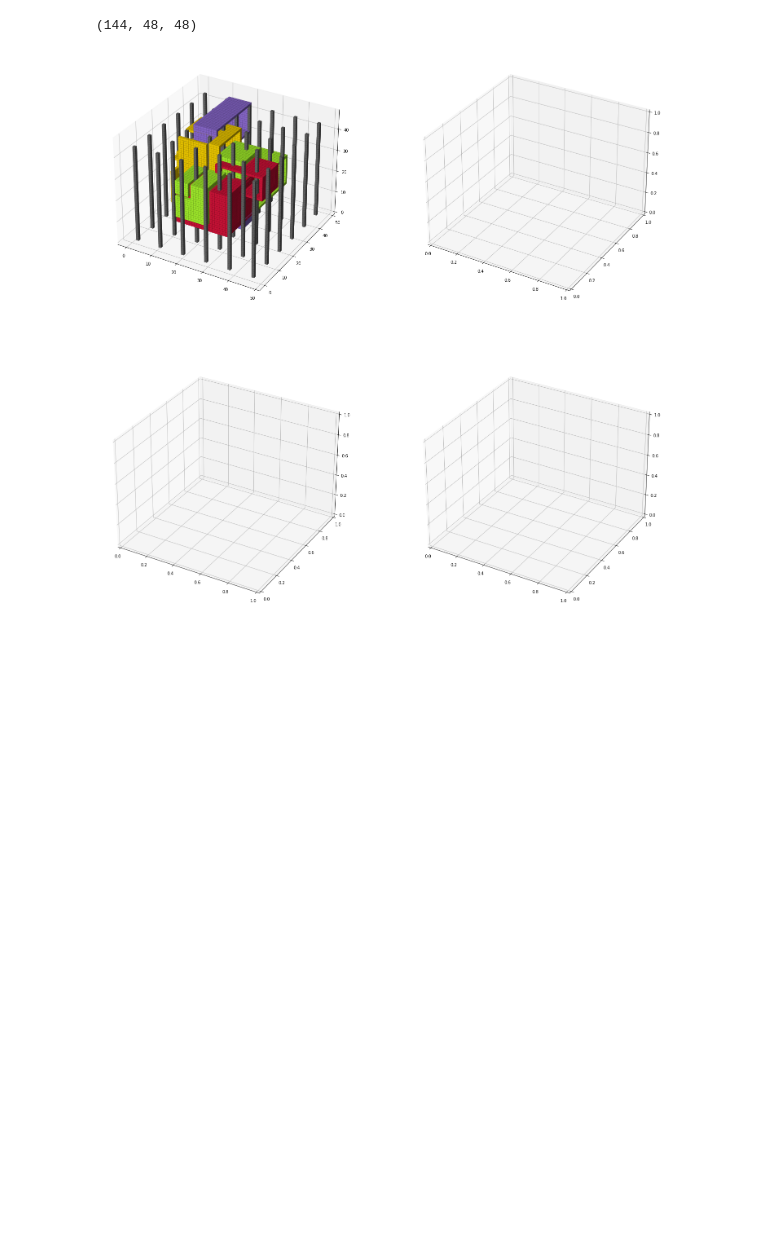
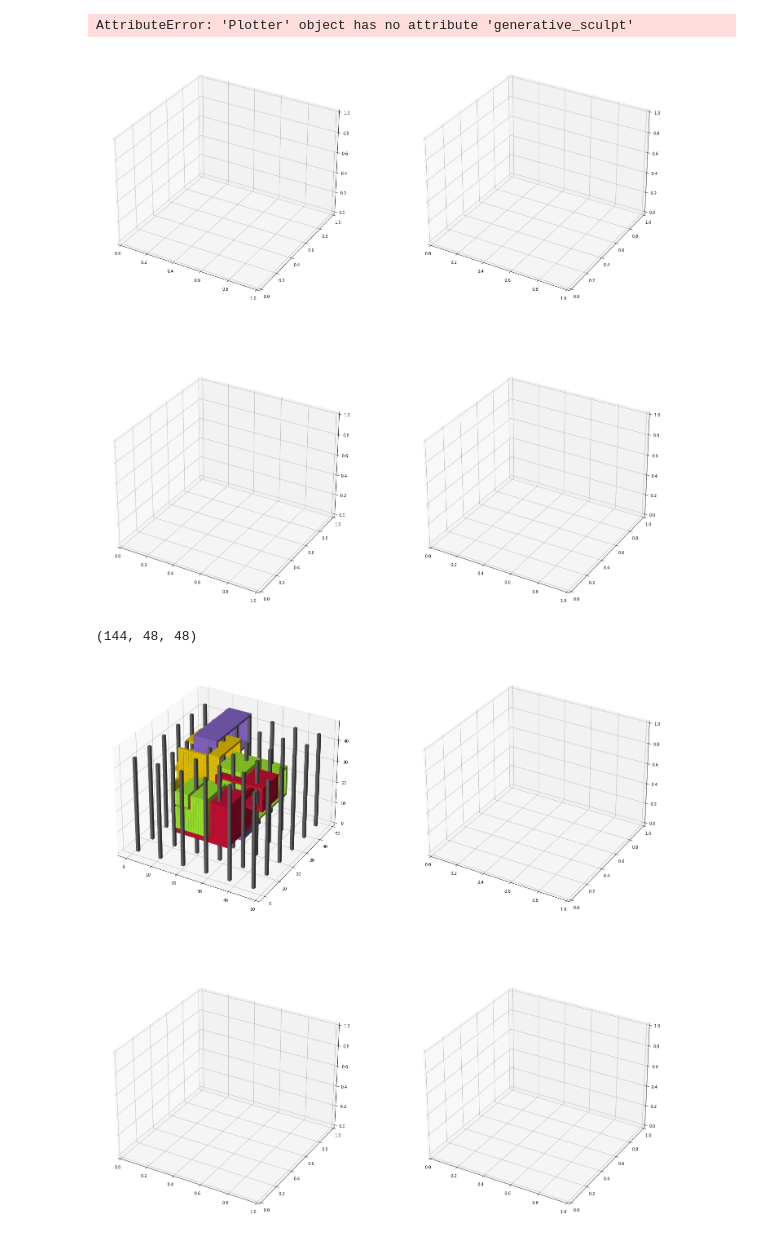
Before and after one commit to juan-garassino/deepSculpt, a Jupyter notebook: notebooks/generate-elements.ipynb, the cells around one changed output. Saved outputs shown, nothing was run; the diff lists cells and outputs as text; code cells hidden in the pictures; blank space fills up the shorter version.

```diff
--- a/notebooks/generate-elements.ipynb
+++ b/notebooks/generate-elements.ipynb
@@ -373,3 +46,10 @@ TypeError: __init__() got an unexpected keyword argument 'color_edges'
+# %%
+plotter = Plotter(sculpture[0], 48, "#ffffff")
+
+plotter.plot_sculpture()
+# %% [output]
+AttributeError: 'Plotter' object has no attribute 'generative_sculpt'
+[figure, added]
 # %%
 from sklearn.preprocessing import LabelEncoder
 
```
Also changed, not shown: parts of 3 cells of this notebook, 2 other files.
